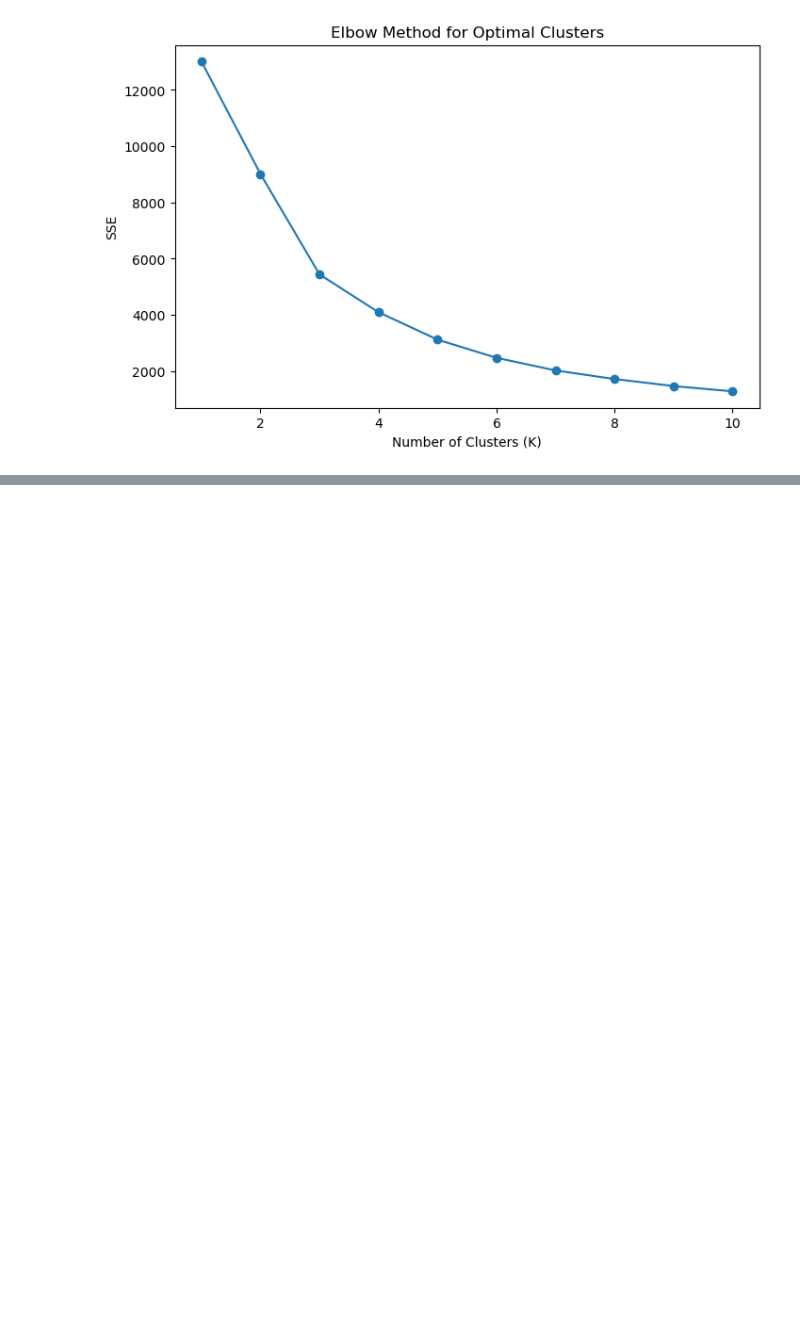
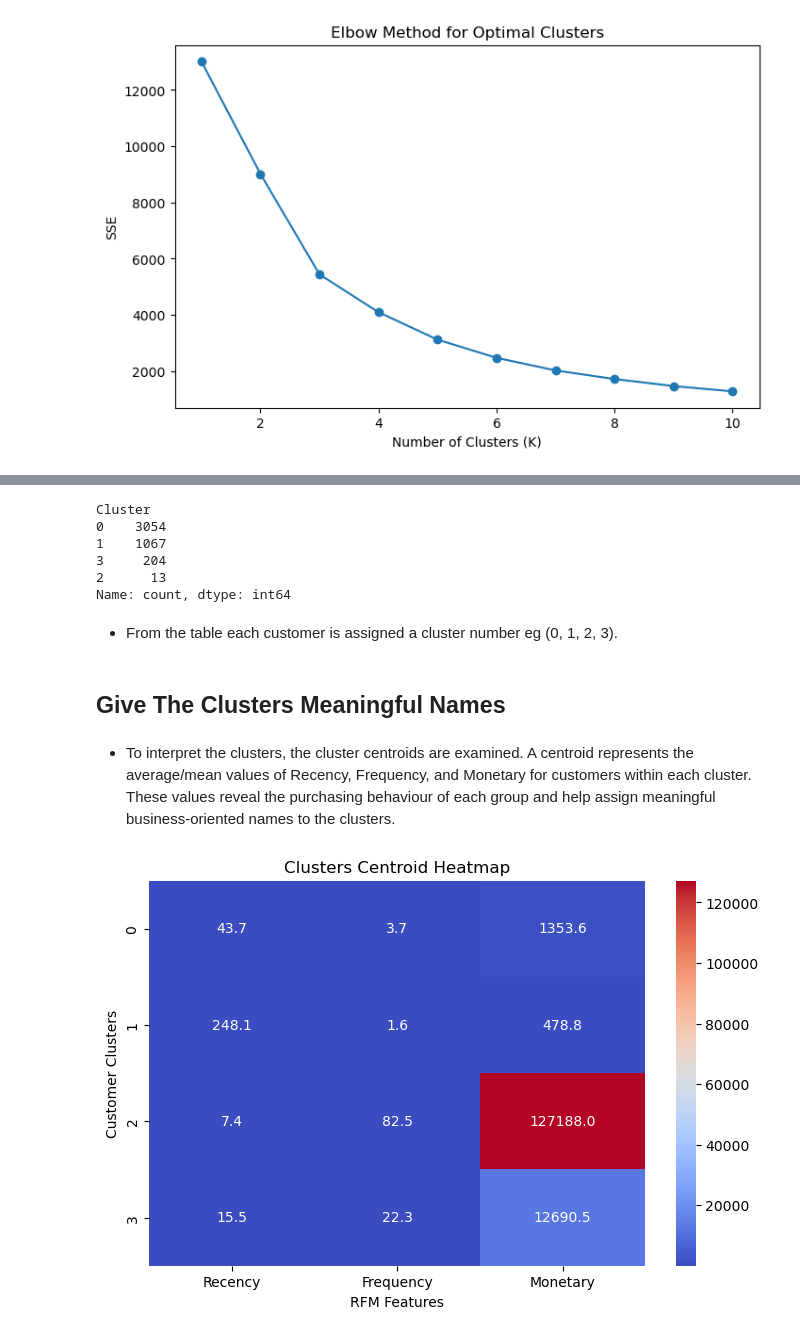
Before and after one commit to Meshack7468/customer-segmentation-rfm, a Jupyter notebook: index.ipynb, the cells around one changed output, grey strips where cells are left out. Drawn from its saved outputs; the diff is of its cells as text; code cells hidden in the pictures; blank space fills up the shorter version.

```diff
--- a/index.ipynb
+++ b/index.ipynb
@@ -229,0 +286,10 @@ plt.show()
+# %%
+# Instatiate K-Means Clustering
+k = 4
+kmeans = KMeans(n_clusters=k, random_state=42, n_init=10)
+
+# Assign clusters to customers
+rfm["Cluster"] = kmeans.fit_predict(rfm_scaled)
+
+# View the table
+rfm.head()
@@ -229,0 +304,30 @@ plt.show()
+# %%
+# Check the clusters
+rfm["Cluster"].value_counts()
+# %% [output]
+Cluster
+0    3054
+1    1067
+3     204
+2      13
+Name: count, dtype: int64
+# %% [markdown]
+* From the table each customer is assigned a cluster number eg (0, 1, 2, 3).
+# %% [markdown]
+## Give The Clusters Meaningful Names
+# %% [markdown]
+* To interpret the clusters, the cluster centroids are examined. A centroid represents the average/mean values of Recency, Frequency, and Monetary for customers within each cluster. These values reveal the purchasing behaviour of each group and help assign meaningful business-oriented names to the clusters.
+# %%
+# Average RFM values per segment
+centroids = rfm.groupby("Cluster")[["Recency","Frequency","Monetary"]].mean()
+
+plt.figure(figsize=(8,5))
+sns.heatmap(centroids, annot=True, cmap="coolwarm", fmt=".1f")
+
+plt.title("Clusters Centroid Heatmap")
+plt.ylabel("Customer Clusters")
+plt.xlabel("RFM Features")
+
+plt.show()
+# %% [output]
+[figure, added]
```
Also changed, not shown: parts of 51 cells of this notebook, 1 other file.
